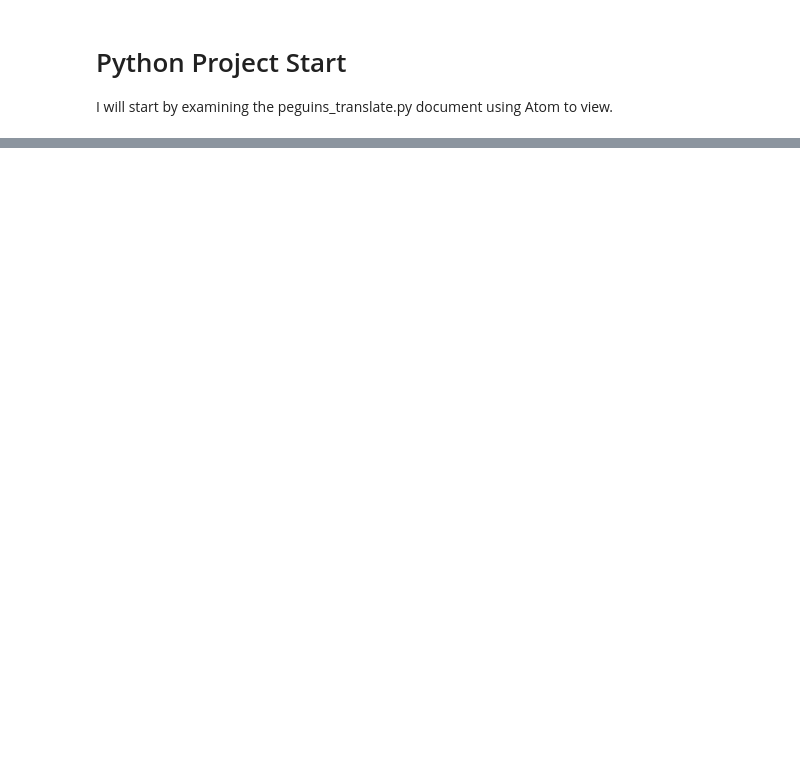
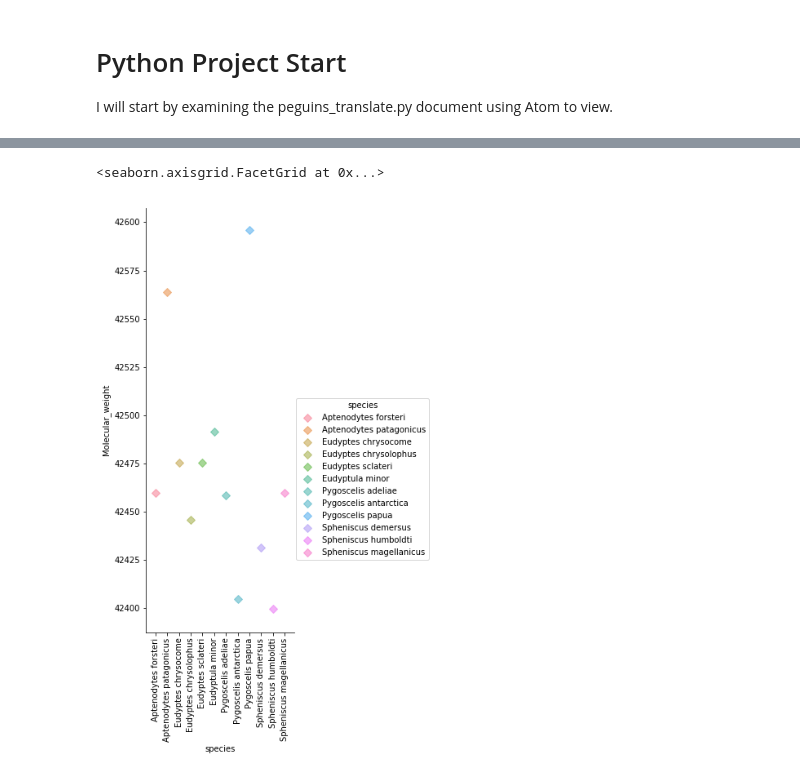
Before and after one commit to jmanast/Python, a Jupyter notebook: python_assignment/Python_Assignment_Files_JMA/python_assignment_jupiter_notebook_JMA.ipynb, the cells around one changed output, grey strips where cells are left out. Saved outputs shown, nothing was run; the diff lists cells and outputs as text; code cells hidden in the pictures; blank space fills up the shorter version.

Commit message:
Python Assignment

```diff
--- a/python_assignment/Python_Assignment_Files_JMA/python_assignment_jupiter_notebook_JMA.ipynb
+++ b/python_assignment/Python_Assignment_Files_JMA/python_assignment_jupiter_notebook_JMA.ipynb
@@ -175,0 +64,12 @@ species_list = list(penguins_df.species)
+# %%
+
+def Translate(string_nucleotides):
+    mito_table = CodonTable.unambiguous_dna_by_name["Vertebrate Mitochondrial"] # this should work using BioPython (be sure to check what this returns)
+    aa_string = "" #initiating aa_string to be an empty string
+    for base in range(0,int(len(string_nucleotides)),3): # a for loop runing through the entire lenght of the string but steping every fourth base
+        codon = string_nucleotides[base:base + 3] # next step we take that base of the string plus the next two bases and define that as a codon
+        if codon in mito_table.stop_codons: # a for loop to check if each incoming codon is a stop codon, if it is it will stop the main for
+        #loop and return the sequence before the stop codon by defualt
+             return aa_string
+        aa_string = aa_string + mito_table.forward_table[codon] #telling that each codon match should be added to the string above
+    return aa_string #returning the entire string to the aa_string holder
@@ -175,0 +94,8 @@ species_list = list(penguins_df.species)
+# %%
+# this function will take an amino acid sequence string and use a bio python method ProteinAnalysis to assign information about
+# aa string's amino acids. The method .molecular_weight() will return the sum of the weights of the amino acids in the string of aa.
+
+def compute_molecular_weight(aa_string):
+    analysed_seq = ProteinAnalysis(aa_string)
+    analysed_seq_mw = analysed_seq.molecular_weight()
+    return analysed_seq_mw
@@ -175,0 +106,6 @@ species_list = list(penguins_df.species)
+# %%
+def Calc_GC_Percent(string_nucleotides):
+        gc_count = string_nucleotides.count("G") + string_nucleotides.count("C") # counts all the G's and C's and sums up the number of occurences in the string
+        gc_fraction = int(gc_count) / len(string_nucleotides) #reads gc_count as an interager and devides it by the length of the entire sequence
+        gc_percent = 100 * gc_fraction #takes the gc_fraction decimal and multiplies by 100 to return the percent
+        return gc_percent
@@ -175,0 +235,11 @@ species_list = list(penguins_df.species)
+# %%
+
+
+plot_3_extra_credit = sns.lmplot("species", "Molecular_weight", penguins_new_columns_df, fit_reg=False, size=8,
+           aspect=0.5, scatter_kws={'alpha':0.5,"s": 50}, hue='species', markers='D')
+
+plot_3_extra_credit.set_xticklabels(rotation = 90, labels = penguins_new_columns_df['species'])
+#did this to make x axis species names readable again
+# %% [output]
+<seaborn.axisgrid.FacetGrid at 0x...>
+[figure, added]
```
Also changed, not shown: parts of 31 cells of this notebook, 8 other files.
